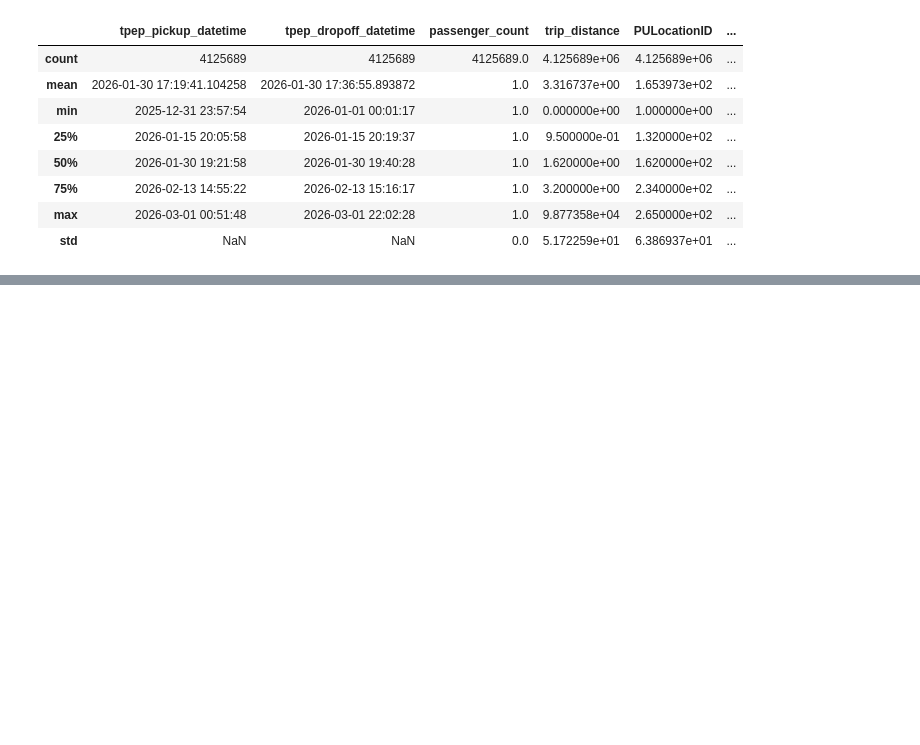
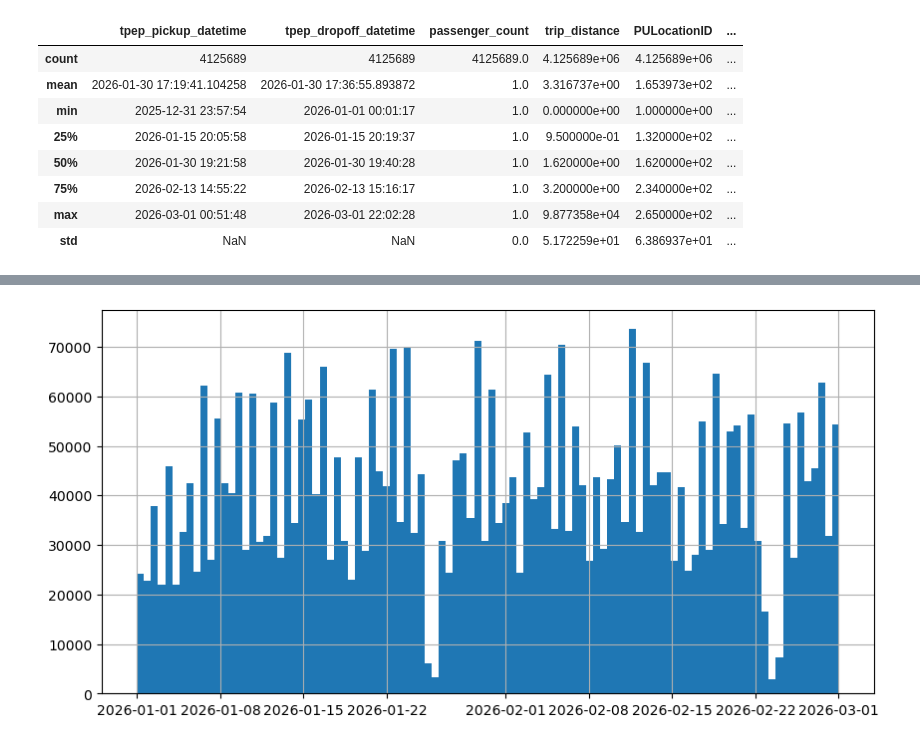
Before and after one commit to TinyHaitch/taxi_analysis, a Jupyter notebook: Untitled.ipynb, the cells around one changed output, grey strips where cells are left out. Saved outputs shown, nothing was run; the diff lists cells and outputs as text; code cells hidden in the pictures; blank space fills up the shorter version.

```diff
--- a/Untitled.ipynb
+++ b/Untitled.ipynb
@@ -315,0 +323,5 @@ plt.show()
+# %%
+final_data['tpep_pickup_datetime'].hist(figsize=(10, 5), bins=100)
+plt.show()
+# %% [output]
+[figure, added]
```
Also changed, not shown: parts of 8 cells of this notebook.
